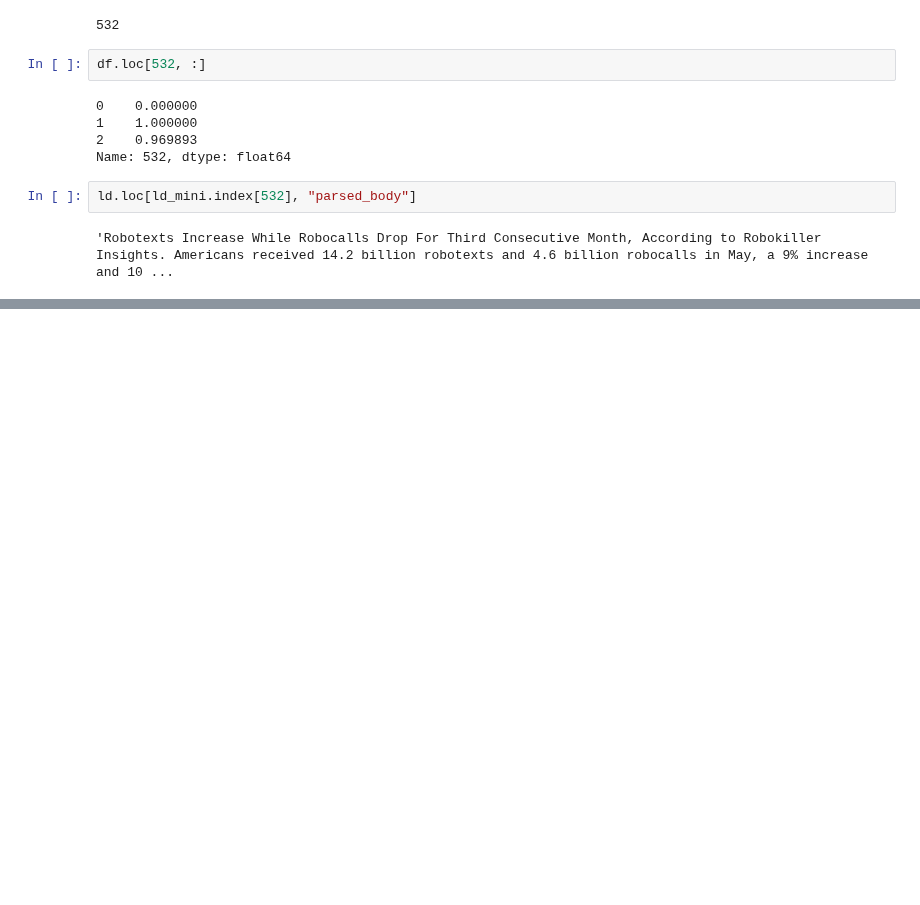
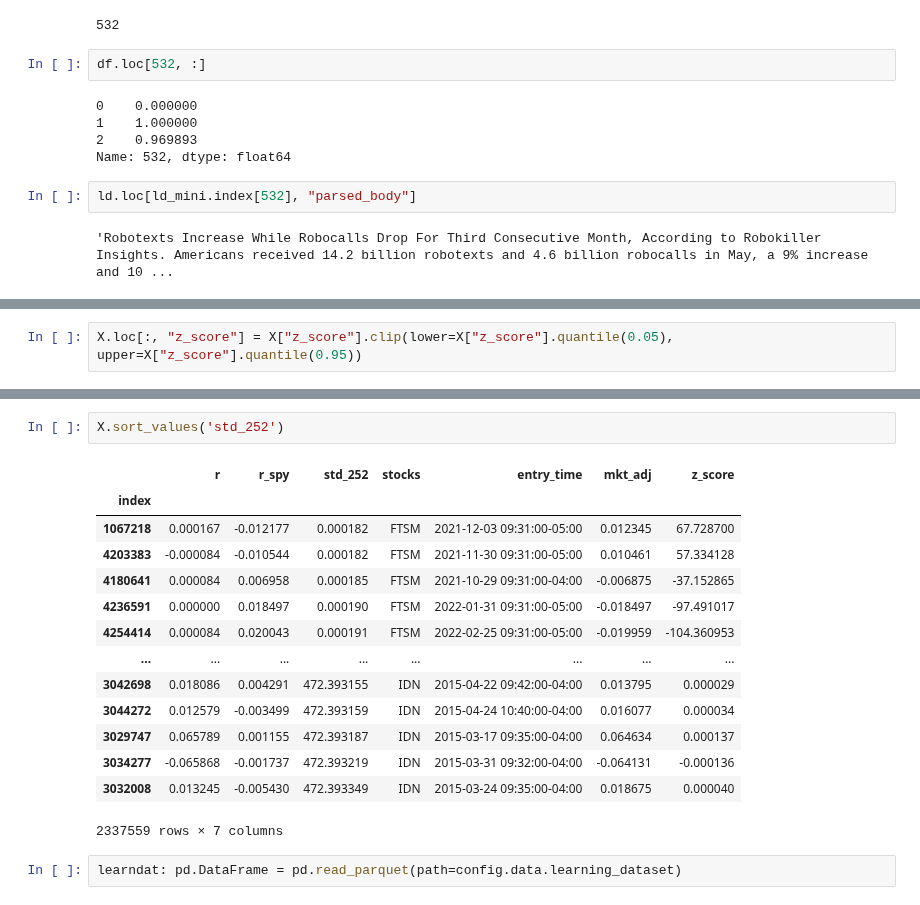
Before and after one commit to adrianbeer/LLM-News-Trading, a Jupyter notebook: src/preprocessing/check_data_integrity.ipynb, the cells around one changed output, grey strips where cells are left out. Drawn from its saved outputs; the diff is of its cells as text; blank space fills up the shorter version.

```diff
--- a/src/preprocessing/check_data_integrity.ipynb
+++ b/src/preprocessing/check_data_integrity.ipynb
@@ -179,0 +259,2 @@ ld.loc[ld_mini.index[532], "parsed_body"]
+# %%
+X.loc[:, "z_score"] = X["z_score"].clip(lower=X["z_score"].quantile(0.05), upper=X["z_score"].quantile(0.95))
@@ -179,0 +289,19 @@ ld.loc[ld_mini.index[532], "parsed_body"]
+# %%
+X.sort_values('std_252')
+# %% [output]
+|  | r | r_spy | std_252 | stocks | entry_time | mkt_adj | z_score |
+| index |  |  |  |  |  |  |  |
+| 1067218 | 0.000167 | -0.012177 | 0.000182 | FTSM | 2021-12-03 09:31:00-05:00 | 0.012345 | 67.728700 |
+| 4203383 | -0.000084 | -0.010544 | 0.000182 | FTSM | 2021-11-30 09:31:00-05:00 | 0.010461 | 57.334128 |
+| 4180641 | 0.000084 | 0.006958 | 0.000185 | FTSM | 2021-10-29 09:31:00-04:00 | -0.006875 | -37.152865 |
+| 4236591 | 0.000000 | 0.018497 | 0.000190 | FTSM | 2022-01-31 09:31:00-05:00 | -0.018497 | -97.491017 |
+| 4254414 | 0.000084 | 0.020043 | 0.000191 | FTSM | 2022-02-25 09:31:00-05:00 | -0.019959 | -104.360953 |
+| ... | ... | ... | ... | ... | ... | ... | ... |
+| 3042698 | 0.018086 | 0.004291 | 472.393155 | IDN | 2015-04-22 09:42:00-04:00 | 0.013795 | 0.000029 |
+| 3044272 | 0.012579 | -0.003499 | 472.393159 | IDN | 2015-04-24 10:40:00-04:00 | 0.016077 | 0.000034 |
+| 3029747 | 0.065789 | 0.001155 | 472.393187 | IDN | 2015-03-17 09:35:00-04:00 | 0.064634 | 0.000137 |
+| 3034277 | -0.065868 | -0.001737 | 472.393219 | IDN | 2015-03-31 09:32:00-04:00 | -0.064131 | -0.000136 |
+| 3032008 | 0.013245 | -0.005430 | 472.393349 | IDN | 2015-03-24 09:35:00-04:00 | 0.018675 | 0.000040 |
+2337559 rows × 7 columns
+# %%
+learndat: pd.DataFrame = pd.read_parquet(path=config.data.learning_dataset)
```
Also changed, not shown: parts of 19 cells of this notebook, 9 other files.
